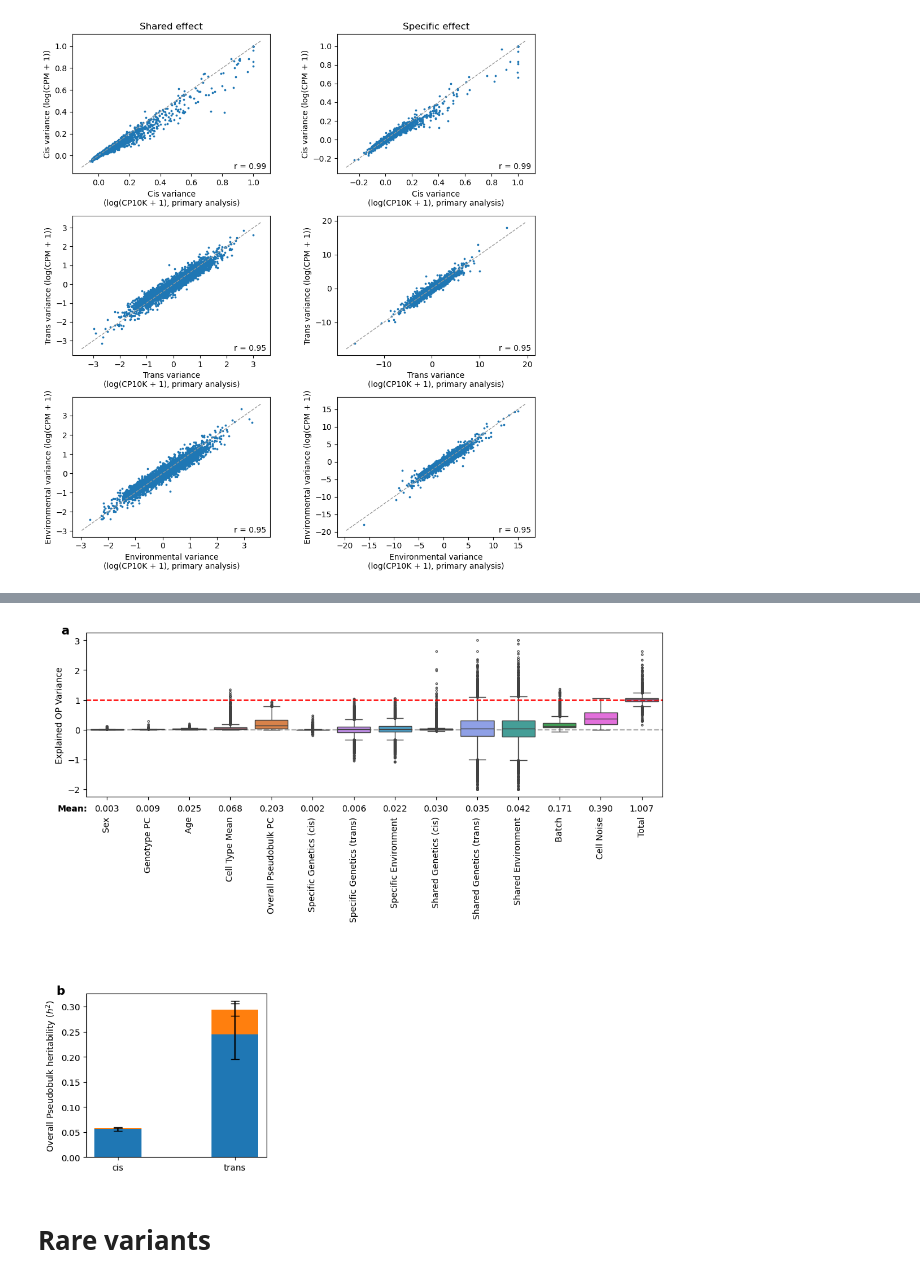
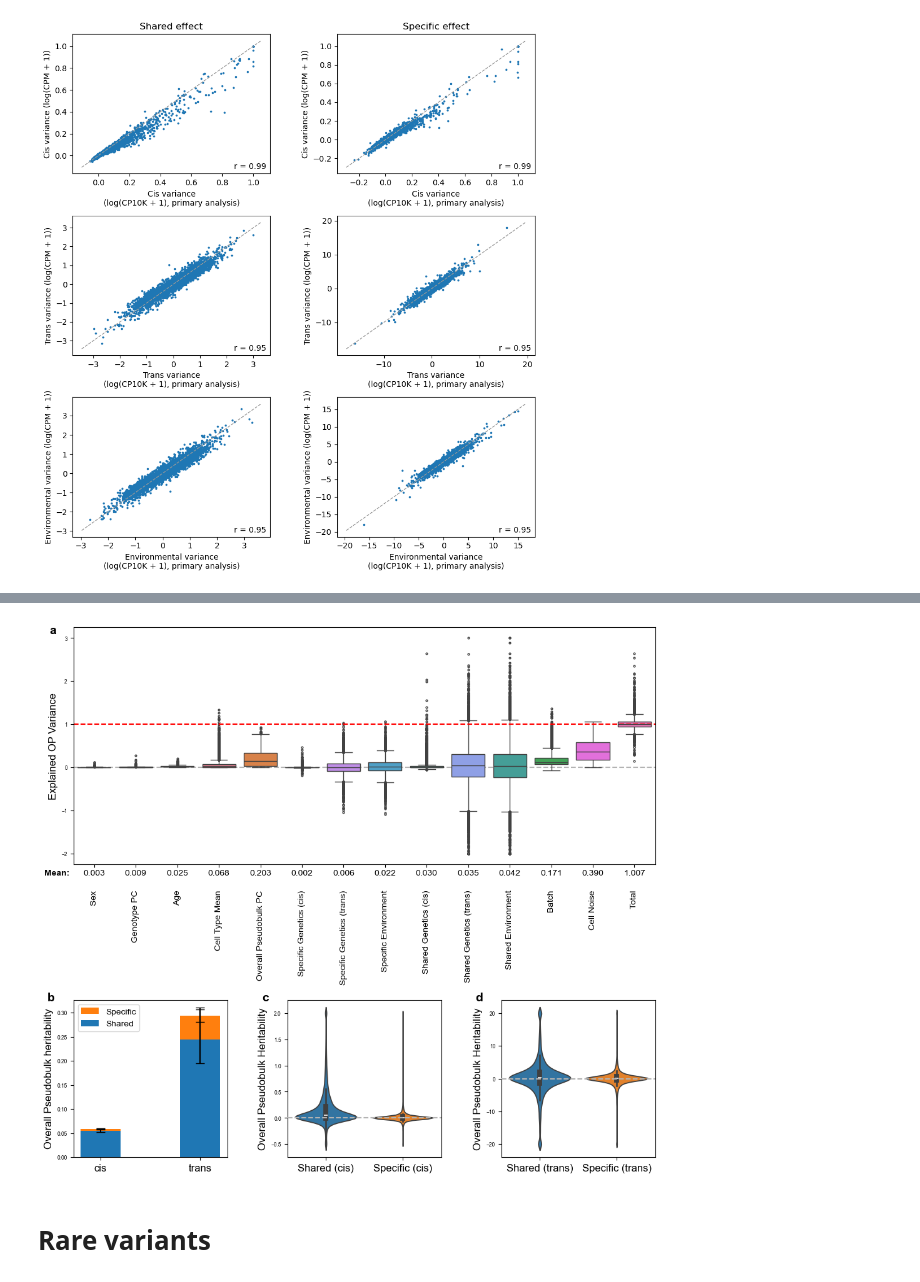
Before and after one commit to Minhui-Chen/CIGMA, a Jupyter notebook: workflow/notebook/fig3.ipynb, the cells around one changed output, grey strips where cells are left out. Cells and saved outputs as stored; diff of their text form; code cells hidden in the pictures.

```diff
--- a/workflow/notebook/fig3.ipynb
+++ b/workflow/notebook/fig3.ipynb
@@ -13,3 +13,21 @@ from scipy import stats
 from mpl_toolkits.axes_grid1.axes_divider import make_axes_locatable
 
 from cigma import plot, util
+
+import matplotlib.font_manager as fm
+
+font_dir = os.path.abspath(os.path.join(os.path.dirname(os.__file__), '..', '..', 'fonts'))
+print(font_dir)
+try:
+    for f in os.listdir(font_dir):
+        if f.endswith('.ttf'):
+            fm.fontManager.addfont(os.path.join(font_dir, f))
+    if 'Arial' in [f.name for f in fm.fontManager.ttflist]:
+        plt.rcParams['font.family'] = 'Arial'
+        plt.rcParams['mathtext.fontset'] = 'custom'
+        plt.rcParams['mathtext.rm'] = 'Arial'
+        plt.rcParams['mathtext.it'] = 'Arial:italic'
+        plt.rcParams['mathtext.bf'] = 'Arial:bold'
+        print("Using Arial font.")
+except:
+    print("Unable to find the font directory. Using default font settings.")
@@ -2599,15 +2679,16 @@ trans_random = ['Batch', 'Shared Genetics (cis)', 'Shared Environment', 'Specifi
                 'Specific Environment', 'Shared Genetics (trans)', 'Specific Genetics (trans)', 'Cell Noise']
 trans_variances = trans_fixed + trans_random + ['Total']
 trans_op_var_df = trans_op_df[trans_variances]
+print(trans_op_var_df.shape[0])
 trans_means = trans_op_var_df.mean()
 trans_orders = trans_means.sort_values().index.to_numpy()
 trans_orders = trans_orders[np.isin(trans_orders, trans_fixed)].tolist() + trans_orders[~np.isin(trans_orders, trans_fixed)].tolist()
 
 # plot
 fig = plt.figure(1, figsize=(12, 11))
-gs = gridspec.GridSpec(3, 3, wspace=.1, hspace=.1)
+gs = gridspec.GridSpec(20, 30, wspace=.1, hspace=.1)
 
-ax = fig.add_subplot(gs[:1, :])
+ax = fig.add_subplot(gs[:9, :])
 
 sns.boxplot(data=trans_op_var_df.clip(-2, 3), ax=ax, fliersize=2, order=trans_orders)
 
@@ -2616,23 +2697,24 @@ ax.axhline(y=0, color='.7', linestyle='--', zorder=0)
 
 # move x labels down
 ax.set_xticks(ax.get_xticks())
-ax.set_xticklabels([f'{label.get_text()}     ' for label in ax.get_xticklabels()])
+ax.set_xticklabels([f'{label.get_text()}        ' for label in ax.get_xticklabels()],
+                   fontsize=10)
 # add means
-y = -2.8
-ax.text(-1.2, y, 'Mean:', fontweight='bold', va='bottom')
+y = -2.55
+ax.text(-1.2, y, 'Mean:', fontweight='bold', va='bottom', fontsize=10)
 for x, mean in zip(ax.get_xticks(), trans_means[trans_orders]):
-    ax.text(x, y, f'{mean:.3f}', ha='center', va='bottom')
+    ax.text(x, y, f'{mean:.3f}', ha='center', va='bottom', fontsize=10)
 
 # ax.set_xlabel('Component')
-ax.set_ylabel('Explained OP Variance')
+ax.set_ylabel('Explained OP Variance', fontsize=12)
 
 ax.tick_params(axis='x', rotation=90)
-ax.text(-0.03, 1.05, 'a', transform=ax.transAxes, fontsize=fs + 4, fontweight='bold', va='top', ha='right')
+ax.text(-0.03, 1.01, 'a', transform=ax.transAxes, fontsize=14, fontweight='bold', va='top', ha='right')
 
 # plot proportion of h2
 width = .4
 labels = ['cis', 'trans']
-ax = fig.add_subplot(gs[2, 0])
+ax = fig.add_subplot(gs[14:, :8])
 
 bottom = np.zeros(2)
 values = np.array([median_shared_h2_cis, median_shared_h2_trans])
@@ -2651,9 +2733,53 @@ yerr = np.abs(ci - values[:, np.newaxis])
 ax.bar(labels, values, width, yerr=yerr.T, capsize=5,
         bottom=bottom, color=colors[1], edgecolor='none', label='Specific')
 
-ax.set_ylabel('Overall Pseudobulk heritability ($h^2$)')
-ax.text(-0.12, 1.05, 'b', transform=ax.transAxes, fontsize=fs + 4, fontweight='bold', va='top', ha='right')
+ax.set_ylabel('Overall Pseudobulk heritability', fontsize=12)
+ax.tick_params(axis='x', labelsize=12)
+ax.text(-0.12, 1.05, 'b', transform=ax.transAxes, fontsize=14, fontweight='bold', va='top', ha='right')
+ax.legend(fontsize=10, reverse=True)
+
+ax = fig.add_subplot(gs[14:, 11:19])
+
+melt_h2 = pd.melt(
+    filtered_trans_op_df[['Shared h2 (cis)', 'Specific h2 (cis)', 'Shared h2 (trans)', 'Specific h2 (trans)']],
+    var_name='Component', value_name='h2'
+)
+melt_h2['Type'] = melt_h2['Component'].map({
+    'Shared h2 (cis)': 'Shared', 'Specific h2 (cis)': 'Specific',
+    'Shared h2 (trans)': 'Shared', 'Specific h2 (trans)': 'Specific',
+})
+melt_h2['Location'] = melt_h2['Component'].map({
+    'Shared h2 (cis)': 'cis', 'Specific h2 (cis)': 'cis',
+    'Shared h2 (trans)': 'trans', 'Specific h2 (trans)': 'trans',
+})
+melt_h2_cis = melt_h2[melt_h2['Location'] == 'cis'].copy()
+melt_h2_trans = melt_h2[melt_h2['Location'] == 'trans'].copy()
+melt_h2_cis['h2'] = melt_h2_cis['h2'].clip(-.5, 2)
+melt_h2_cis['Type'] = melt_h2_cis['Type'].map({
+    'Shared': 'Shared (cis)', 'Specific': 'Specific (cis)',
+})
+sns.violinplot(data=melt_h2_cis, x='Type', y='h2', palette=colors[:2],
+               ax=ax)
+ax.set_xlabel('', fontsize=12)
+ax.set_ylabel('Overall Pseudobulk Heritability', fontsize=12)
+ax.axhline(0, color='.7', linestyle='--', zorder=10)
+ax.text(-0.12, 1.05, 'c', transform=ax.transAxes, fontsize=14, fontweight='bold', va='top', ha='right')
+ax.tick_params(axis='x', labelsize=12)
 
 
+ax = fig.add_subplot(gs[14:, 22:])
+melt_h2_trans = melt_h2[melt_h2['Location'] == 'trans'].copy()
+melt_h2_trans['h2'] = melt_h2_trans['h2'].clip(-20, 20)
+melt_h2_trans['Type'] = melt_h2_trans['Type'].map({
+    'Shared': 'Shared (trans)', 'Specific': 'Specific (trans)',
+})
+sns.violinplot(data=melt_h2_trans, x='Type', y='h2', palette=colors[:2],
+               ax=ax)
+ax.set_xlabel('', fontsize=12)
+ax.set_ylabel('Overall Pseudobulk Heritability', fontsize=12)
+ax.axhline(0, color='.7', linestyle='--', zorder=10)
+ax.text(-0.12, 1.05, 'd', transform=ax.transAxes, fontsize=14, fontweight='bold', va='top', ha='right')
+ax.tick_params(axis='x', labelsize=12)
+
 fig.tight_layout()
 # %% [output]
@@ -2663,4 +2797,4 @@ fig.tight_layout()
-[figure, old version]
+[figure, new version]
 # %% [markdown]
 # Rare variants
 # %%
```
Also changed, not shown: parts of 18 cells of this notebook, 8 other files.
